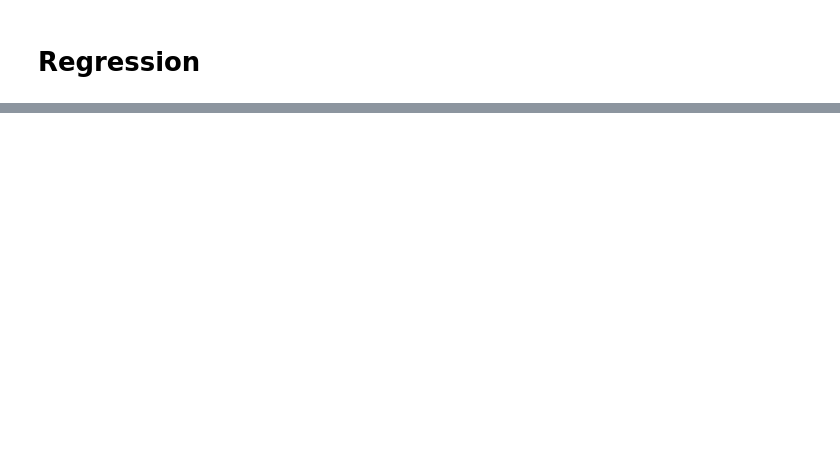
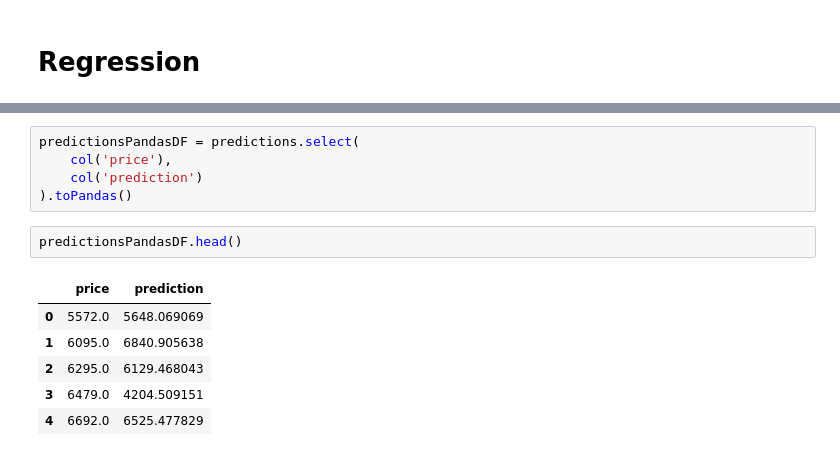
Before and after one commit to manojmanivannan/ApacheSparkEssentials, a Jupyter notebook: ML_SparkByPluralsight.ipynb, the cells around one changed output, grey strips where cells are left out. Drawn from its saved outputs; the diff is of its cells as text; blank space fills up the shorter version.

```diff
--- a/ML_SparkByPluralsight.ipynb
+++ b/ML_SparkByPluralsight.ipynb
@@ -656,0 +803,14 @@ predictionsDF.loc[
+# %%
+predictionsPandasDF = predictions.select(
+    col('price'),
+    col('prediction')
+).toPandas()
+# %%
+predictionsPandasDF.head()
+# %% [output]
+|  | price | prediction |
+| 0 | 5572.0 | 5648.069069 |
+| 1 | 6095.0 | 6840.905638 |
+| 2 | 6295.0 | 6129.468043 |
+| 3 | 6479.0 | 4204.509151 |
+| 4 | 6692.0 | 6525.477829 |
```
Also changed, not shown: parts of 55 cells of this notebook.
